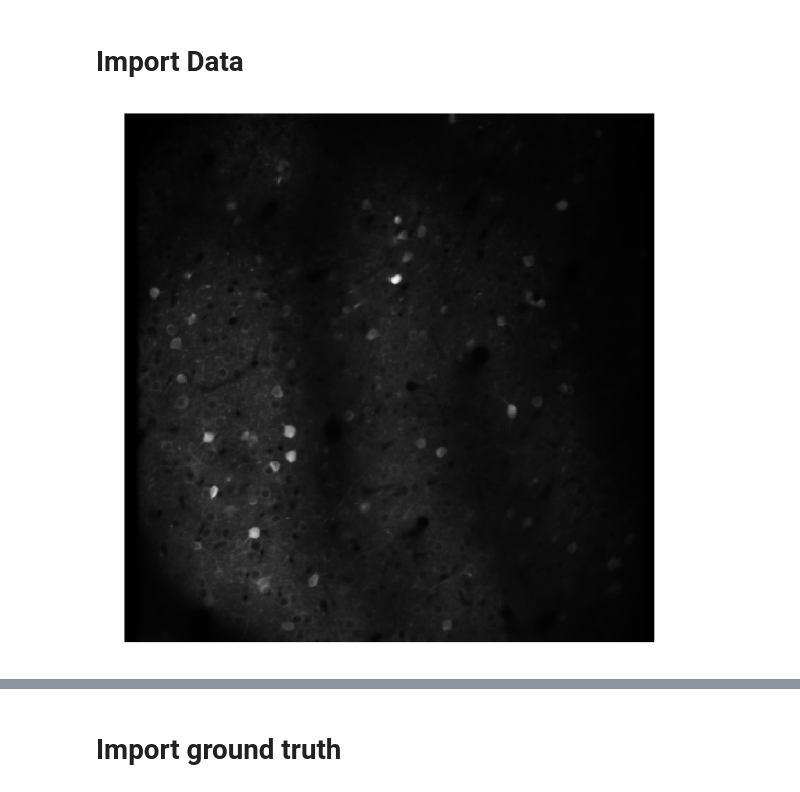
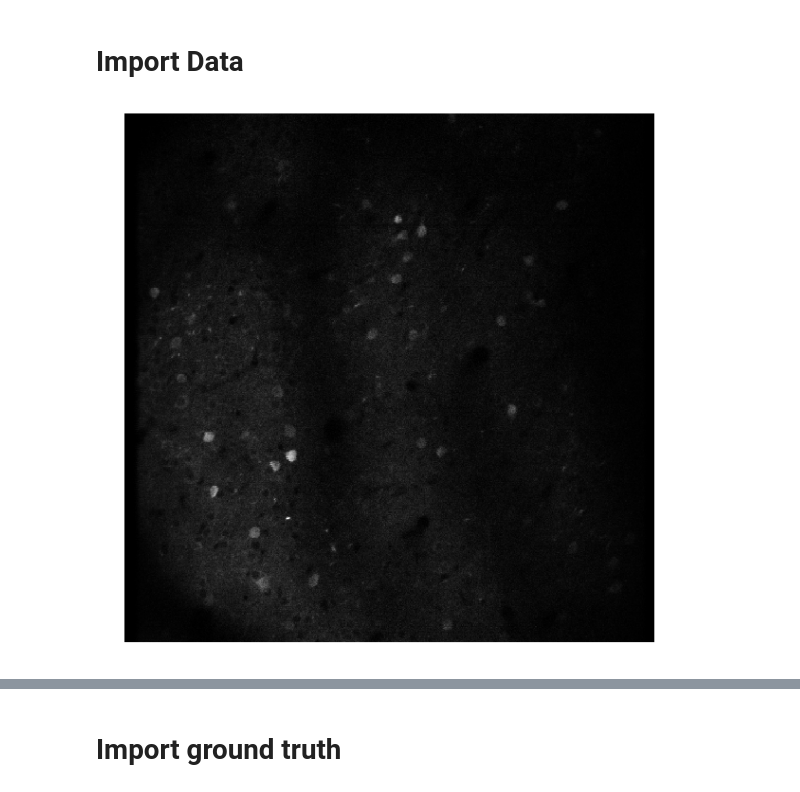
Before and after one commit to syncrostone/neurocatcher, a Jupyter notebook: playground.ipynb, the cells around one changed output, grey strips where cells are left out. Saved outputs shown, nothing was run; the diff lists cells and outputs as text; code cells hidden in the pictures.

```diff
--- a/playground.ipynb
+++ b/playground.ipynb
@@ -18,4 +18,4 @@ localcorr=data.localcorr()
 # %%
-image(base, size=10);
+image(mean, size=10);
 # %% [output]
-[figure, old version]
+[figure, new version]
```
Also changed, not shown: parts of 8 cells of this notebook.
